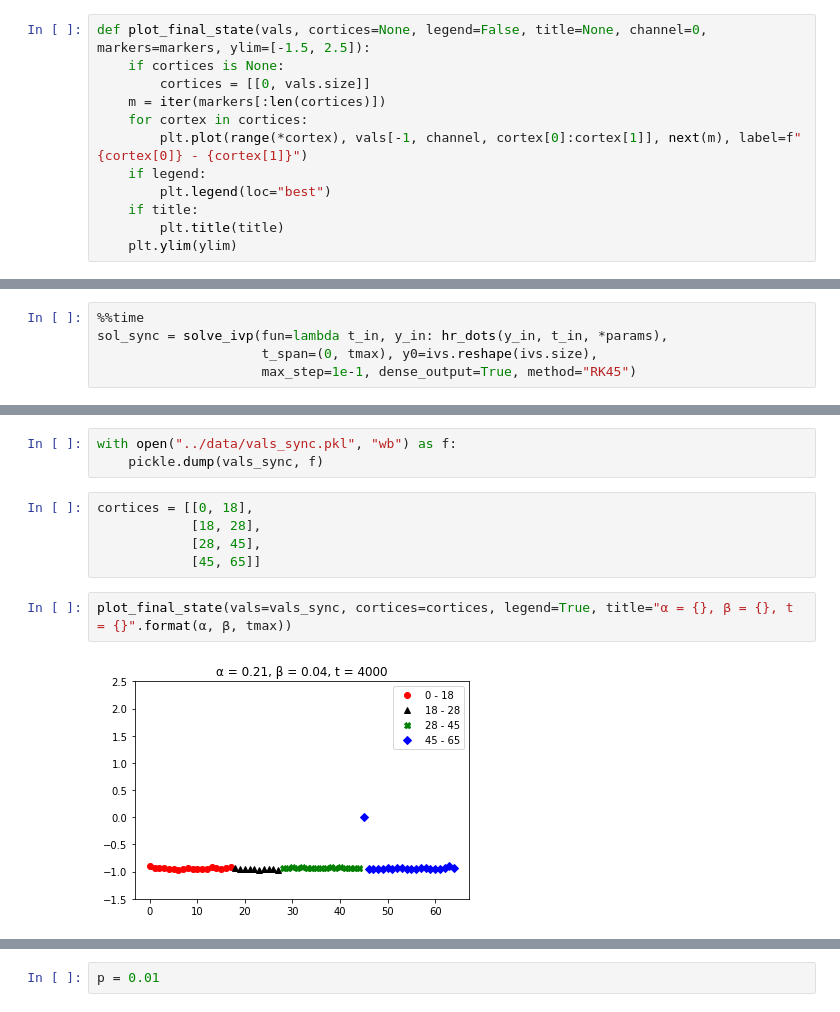
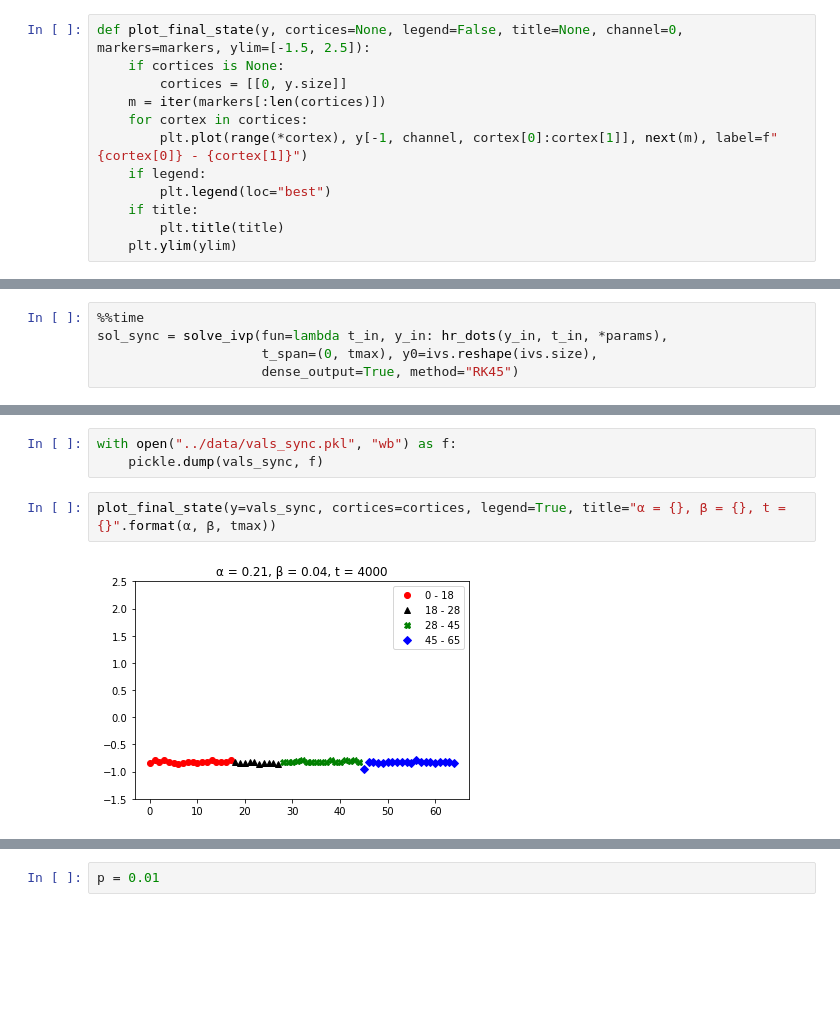
Before and after one commit to henmitch/chimera-2019, a Jupyter notebook: code/sim.ipynb, the cells around one changed output, grey strips where cells are left out. Cells and saved outputs as stored; diff of their text form; blank space fills up the shorter version.

```diff
--- a/code/sim.ipynb
+++ b/code/sim.ipynb
@@ -54,10 +53,10 @@ markers = ["ro", "k^", "gX", "bD"]
 # %%
-def plot_final_state(vals, cortices=None, legend=False, title=None, channel=0, markers=markers, ylim=[-1.5, 2.5]):
+def plot_final_state(y, cortices=None, legend=False, title=None, channel=0, markers=markers, ylim=[-1.5, 2.5]):
     if cortices is None:
-        cortices = [[0, vals.size]]
+        cortices = [[0, y.size]]
     m = iter(markers[:len(cortices)])
     for cortex in cortices:
-        plt.plot(range(*cortex), vals[-1, channel, cortex[0]:cortex[1]], next(m), label=f"{cortex[0]} - {cortex[1]}")
+        plt.plot(range(*cortex), y[-1, channel, cortex[0]:cortex[1]], next(m), label=f"{cortex[0]} - {cortex[1]}")
     if legend:
         plt.legend(loc="best")
     if title:
@@ -162,5 +166,5 @@ t = np.linspace(0, tmax, N)
 %%time
 sol_sync = solve_ivp(fun=lambda t_in, y_in: hr_dots(y_in, t_in, *params),
                      t_span=(0, tmax), y0=ivs.reshape(ivs.size),
-                     max_step=1e-1, dense_output=True, method="RK45")
+                     dense_output=True, method="RK45")
 # %% [output]
@@ -178,13 +182,8 @@ vals_sync.shape
 # %%
 with open("../data/vals_sync.pkl", "wb") as f:
     pickle.dump(vals_sync, f)
-# %%
-cortices = [[0, 18],
-            [18, 28],
-            [28, 45],
-            [45, 65]]
 # %%
-plot_final_state(vals=vals_sync, cortices=cortices, legend=True, title="α = {}, β = {}, t = {}".format(α, β, tmax))
+plot_final_state(y=vals_sync, cortices=cortices, legend=True, title="α = {}, β = {}, t = {}".format(α, β, tmax))
 # %% [output]
-[figure, old version]
+[figure, new version]
 # %%
```
Also changed, not shown: parts of 45 cells of this notebook, 1 other file.
